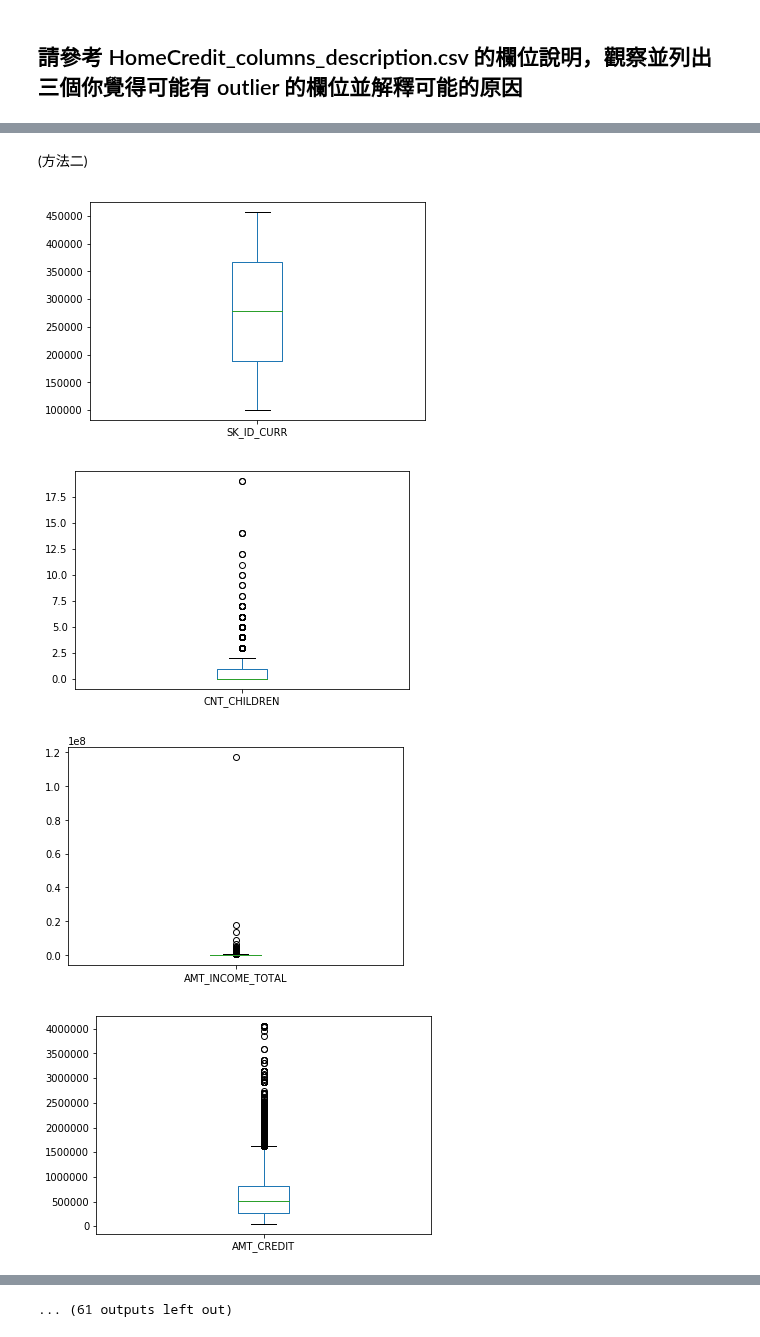
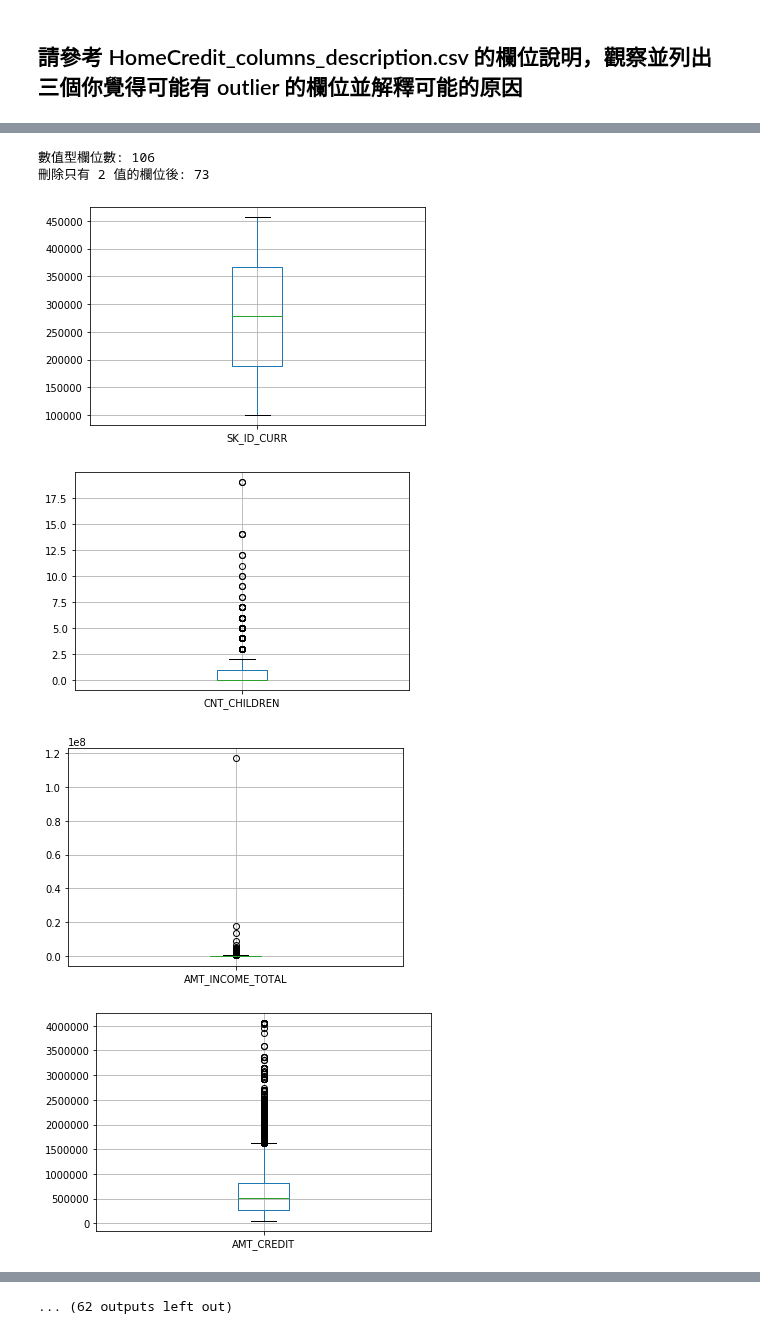
Before and after one commit to ching0819/2nd-ML100Days, a Jupyter notebook: homework/Day_006_HW.ipynb, the cells around one changed output, grey strips where cells are left out. Saved outputs shown, nothing was run; the diff lists cells and outputs as text; code cells hidden in the pictures.

```diff
--- a/homework/Day_006_HW.ipynb
+++ b/homework/Day_006_HW.ipynb
@@ -106,22 +62,22 @@ Numbers of remain columns_3  65
-# %% [markdown]
-(方法二)
 # %%
-"""
-YOUR CODE HERE
-"""
 # 先篩選數值型的欄位
-numeric_columns = list(app_train.columns[list(app_train.dtypes.isin([np.int64, np.float64]))])
+
+numeric_columns = list(app_train.columns[list(app_train.dtypes.isin([np.dtype('int64'), np.dtype('float64')]))])
+print("數值型欄位數:",len(numeric_columns))
+
 
 # 再把只有 2 值 (通常是 0,1) 的欄位去掉
 numeric_columns = list(app_train[numeric_columns].columns[list(app_train[numeric_columns].apply(lambda x:len(x.unique())!=2 ))])
-print("Numbers of remain columns: %i" % len(numeric_columns))
+print("刪除只有 2 值的欄位後: %i" % len(numeric_columns))
 
 # 檢視這些欄位的數值範圍
 for col in numeric_columns:
     app_train.boxplot(col)
     plt.show()
 # %% [output]
+數值型欄位數: 106
+刪除只有 2 值的欄位後: 73
-[figure, old version]
+[figure, new version]
-[figure, old version]
+[figure, new version]
-[figure, old version]
+[figure, new version]
-[figure, old version]
+[figure, new version]
@@ -136 +91 @@ for col in numeric_columns:
-... (61 outputs left out)
+... (62 outputs left out)
```
Also changed, not shown: parts of 32 cells of this notebook.
